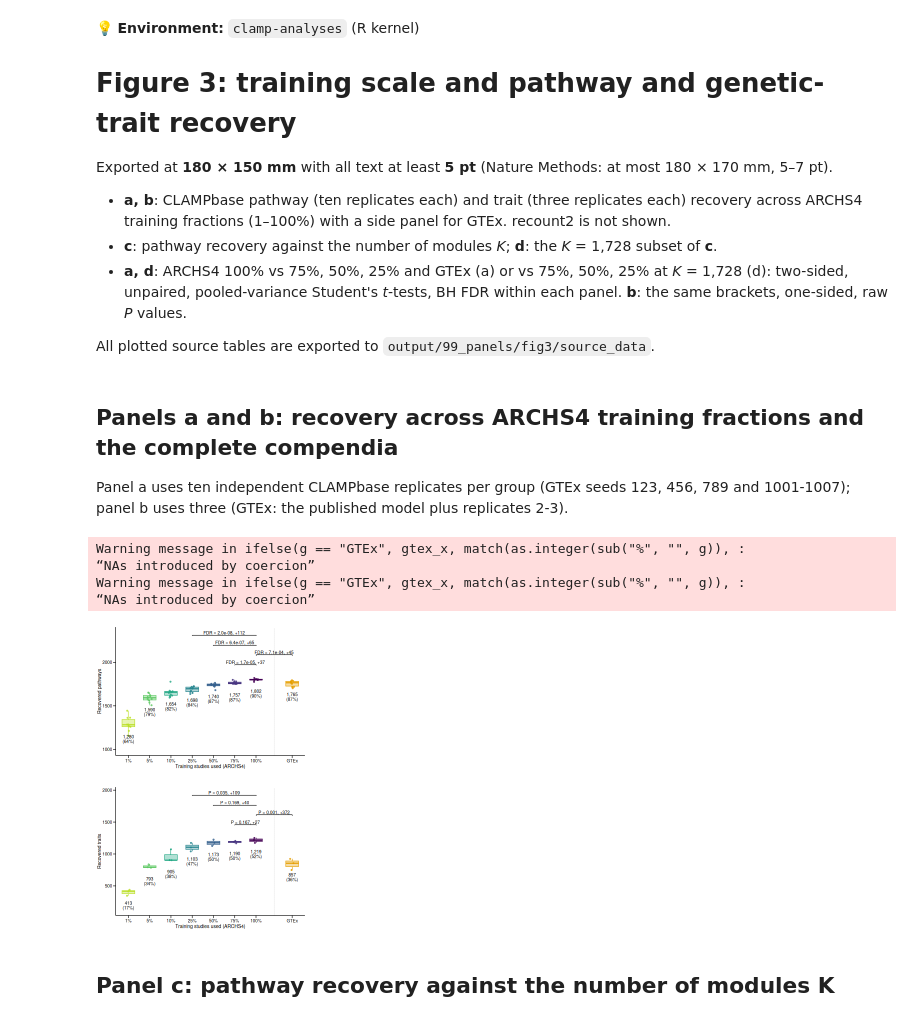
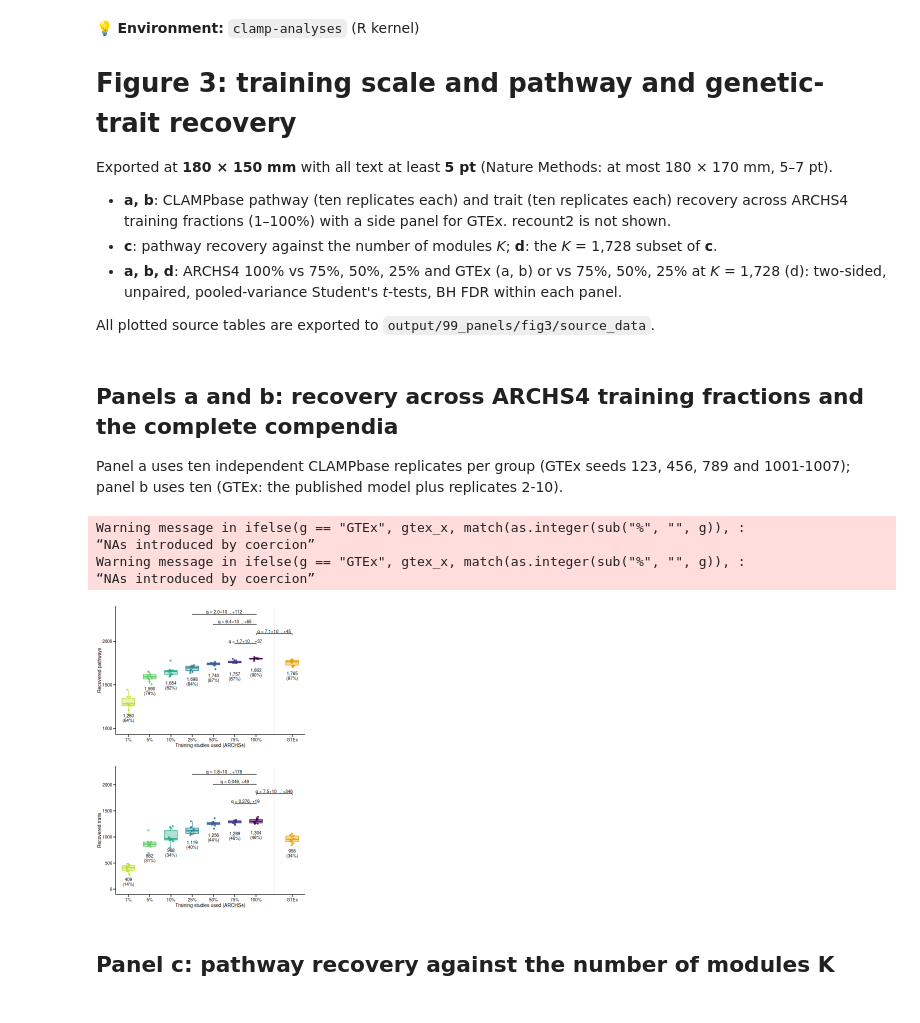
Before and after one commit to miltondp/clamp-analyses, a Jupyter notebook: nbs/99_panels/fig3.executed.ipynb, the cells around one changed output. Saved outputs shown, nothing was run; the diff lists cells and outputs as text; code cells hidden in the pictures.

```diff
--- a/nbs/99_panels/fig3.executed.ipynb
+++ b/nbs/99_panels/fig3.executed.ipynb
@@ -48,11 +48,11 @@ setwd('/home/msubirana/Documents/pivlab/clamp-analyses-final_figures');
 
 Exported at **180 × 150 mm** with all text at least **5 pt** (Nature Methods: at most 180 × 170 mm, 5–7 pt).
 
-- **a, b**: CLAMPbase pathway (ten replicates each) and trait (three replicates each) recovery across ARCHS4
+- **a, b**: CLAMPbase pathway (ten replicates each) and trait (ten replicates each) recovery across ARCHS4
   training fractions (1–100%) with a side panel for GTEx. recount2 is not shown.
 - **c**: pathway recovery against the number of modules *K*; **d**: the *K* = 1,728 subset of **c**.
-- **a, d**: ARCHS4 100% vs 75%, 50%, 25% and GTEx (a) or vs 75%, 50%, 25% at *K* = 1,728 (d): two-sided, unpaired,
-  pooled-variance Student's *t*-tests, BH FDR within each panel. **b**: the same brackets, one-sided, raw *P* values.
+- **a, b, d**: ARCHS4 100% vs 75%, 50%, 25% and GTEx (a, b) or vs 75%, 50%, 25% at *K* = 1,728 (d): two-sided, unpaired,
+  pooled-variance Student's *t*-tests, BH FDR within each panel.
 
 All plotted source tables are exported to `output/99_panels/fig3/source_data`.
 # %%
@@ -68,13 +68,13 @@ fraction_levels <- function(x) sprintf("%s%%", sort(unique(x)))
 ## Panels a and b: recovery across ARCHS4 training fractions and the complete compendia
 
 Panel a uses ten independent CLAMPbase replicates per group (GTEx seeds 123, 456, 789 and 1001-1007);
-panel b uses three (GTEx: the published model plus replicates 2-3).
+panel b uses ten (GTEx: the published model plus replicates 2-10).
 # %%
 coverage_long <- fread(file.path(DATA_DIR, "00_coverage", "coverage_long.csv"))[database != "reactome"]
 FDR <- unique(coverage_long$fdr)
 stopifnot(length(FDR) == 1L)
 
-ref_tests <- function(d, fractions, ref, alternative = "greater") {
+ref_tests <- function(d, fractions, ref, alternative = "two.sided") {
   rbindlist(lapply(fractions, function(fv) {
     y <- d[fraction == ref][order(seed)]$recovered
     x <- d[fraction == fv][order(seed)]$recovered
@@ -90,7 +90,7 @@ ref_tests <- function(d, fractions, ref, alternative = "greater") {
 
 # ARCHS4 fractions and GTEx in one plot so a bracket can join ARCHS4 100% and GTEx.
 # Complete-compendium results with three rows are drawn as boxes, including provisional trait copies.
-recovery_panel <- function(archs4, gtex, metric, tag, alternative = "greater", adjust = FALSE) {
+recovery_panel <- function(archs4, gtex, metric, tag, alternative = "two.sided", adjust = TRUE) {
   archs4 <- copy(archs4); gtex <- copy(gtex)
   with100 <- archs4[fraction == 100, .N >= 3L]
   single100 <- if (with100) NULL else archs4[fraction == 100][order(seed)][1]
@@ -122,7 +122,7 @@ recovery_panel <- function(archs4, gtex, metric, tag, alternative = "greater", a
   tests <- tests[order(abs(x2 - x1))]            # shortest bracket lowest
   top <- max(archs4$recovered, gtex$recovered)
   tests[, p_adj := if (adjust) p.adjust(p, method = "BH") else p]
-  tests[, `:=`(y = top + span * (0.06 + 0.17 * seq_len(.N)), label = sprintf("%s = %s, %+d", if (adjust) "FDR" else "P", ifelse(is.na(p_adj), "pending", nm_p(p_adj)), difference))]
+  tests[, `:=`(y = top + span * (0.06 + 0.17 * seq_len(.N)), label = sprintf("%s = %s, %+d", if (adjust) "q" else "p", ifelse(is.na(p_adj), "pending", nm_p(p_adj)), difference))]
   ylim <- c(min(all_vals) - 0.34 * span, max(tests$y, top) + span * 0.14)
 
   lab <- function(d) d[, .(recovered = as.integer(round(median(recovered))), eligible = as.integer(round(median(eligible))), n = .N), by = x][
@@ -162,38 +162,38 @@ recovery_panel <- function(archs4, gtex, metric, tag, alternative = "greater", a
     labs(x = "Training studies used (ARCHS4)", y = paste("Recovered", metric)) +
     theme_nm()
   fwrite(archs4, file.path(source_dir, paste0(tag, "_archs4_fractions.csv")))
   fwrite(gtex, file.path(source_dir, paste0(tag, "_gtex_replicates.csv")))
   fwrite(tests, file.path(source_dir, paste0(tag, "_tests.csv")))
   p
 }
 
 GTEX_SEEDS <- unlist(yaml::read_yaml(here::here("workflow/config/archs4.yaml"))$archs4$coverage$pathway$gtex_seeds)
 arch_pathways <- coverage_long[dataset == "archs4" & model == "CLAMPbase", .(
   recovered = sum(recovered_pathways), eligible = sum(eligible_pathways), n_db = .N), by = .(fraction, seed)][n_db == 2L]
 gtex_pathways <- coverage_long[dataset == "gtex" & model == "CLAMPbase" & seed > 0L, .(
   recovered = sum(recovered_pathways), eligible = sum(eligible_pathways), n_db = .N), by = seed][n_db == 2L]
 gtex_pathways[, rng_seed := GTEX_SEEDS[seed]]
 plot_A <- recovery_panel(arch_pathways, gtex_pathways, "pathways", "a", alternative = "two.sided", adjust = TRUE)
 options(repr.plot.width = 3.5, repr.plot.height = 2.4)
 print(plot_A)
 
-# Traits: ARCHS4 from the coverage trait summaries; GTEx CLAMPbase seed 0 and replicates 2-3.
+# Traits: ARCHS4 from the coverage trait summaries; GTEx CLAMPbase seed 0 and replicates 2-10.
 arch_traits <- fread(file.path(DATA_DIR, "00_coverage/coverage_trait_recovery.csv"))[model == "CLAMPbase"]
 stopifnot(nrow(arch_traits) > 0, all(arch_traits$fdr == FDR))
 arch_traits <- arch_traits[, .(fraction, seed, recovered = recovered_traits, eligible = eligible_traits)]
 gtex_traits <- fread(file.path(DATA_DIR, "00_coverage/final_trait_recovery.csv"))[
   model == "CLAMPbase" & dataset == "gtex", .(seed, recovered = recovered_traits, eligible = eligible_traits)]
-stopifnot(nrow(gtex_traits) == 3L, uniqueN(arch_traits[fraction == 100]$recovered) == 3L)
-gtex_traits[, rng_seed := c(0L, 456L, 789L)[match(seed, c(0L, 2L, 3L))]]
+stopifnot(nrow(gtex_traits) == 10L, uniqueN(arch_traits[fraction == 100]$seed) == 10L)
+gtex_traits[, rng_seed := c(0L, 456L, 789L, 1001:1007)[match(seed, c(0L, 2:10))]]
 plot_B <- recovery_panel(arch_traits, gtex_traits, "traits", "b")
 print(plot_B)
 # %% [output]
 Warning message in ifelse(g == "GTEx", gtex_x, match(as.integer(sub("%", "", g)), :
 “NAs introduced by coercion”
 Warning message in ifelse(g == "GTEx", gtex_x, match(as.integer(sub("%", "", g)), :
 “NAs introduced by coercion”
-[figure, old version]
+[figure, new version]
-[figure, old version]
+[figure, new version]
 # %% [markdown]
 ## Panel c: pathway recovery against the number of modules K
 # %%
```
Also changed, not shown: parts of 3 cells of this notebook, 17 other files.
